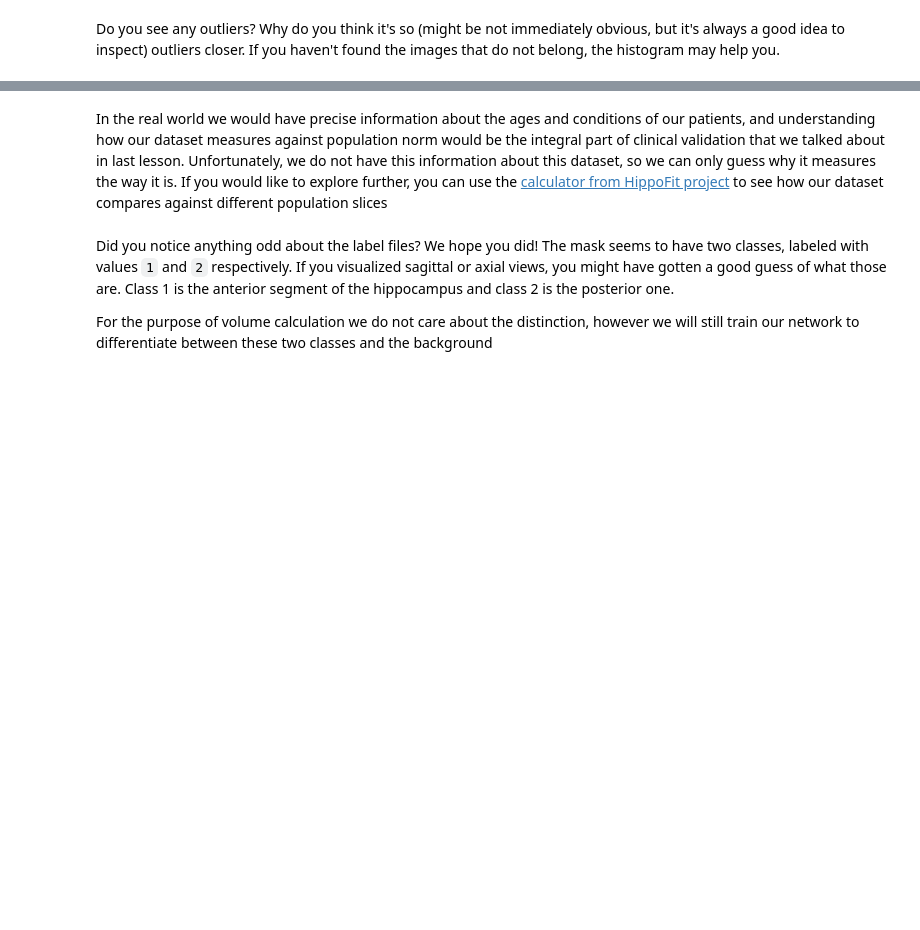
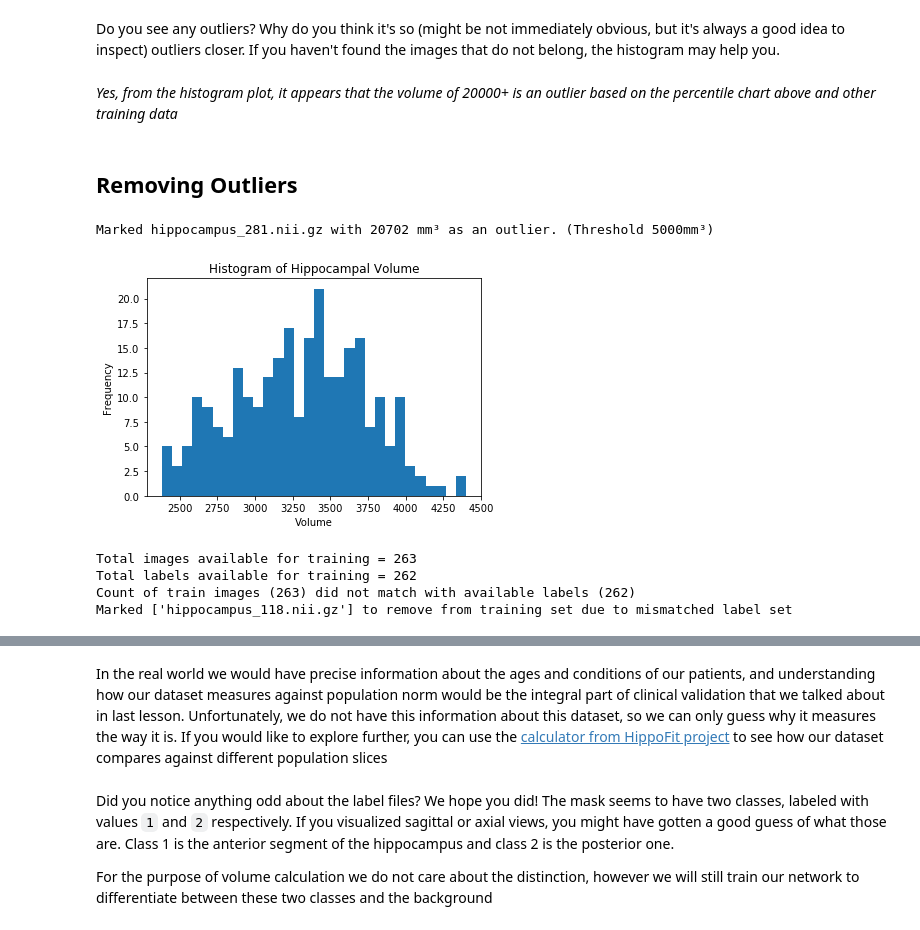
Before and after one commit to jintolonappan/udacity_hippocampal, a Jupyter notebook: section1/Final Project EDA.ipynb, the cells around one changed output, grey strips where cells are left out. Drawn from its saved outputs; the diff is of its cells as text; code cells hidden in the pictures; blank space fills up the shorter version.

```diff
--- a/section1/Final Project EDA.ipynb
+++ b/section1/Final Project EDA.ipynb
@@ -190,3 +176,52 @@ Marked hippocampus_319.nii.gz with 2422 mm³ as an outlier. (Threshold 2500-5000
 <img src="img/nomogram_fem_right.svg" width=400 align=left>
 # %% [markdown]
 Do you see any outliers? Why do you think it's so (might be not immediately obvious, but it's always a good idea to inspect) outliers closer. If you haven't found the images that do not belong, the histogram may help you.
+# %% [markdown]
+*Yes, from the histogram plot, it appears that the volume of 20000+ is an outlier based on the percentile chart above and other training data*
+# %% [markdown]
+## Removing Outliers
+# %%
+labels_vols = []
+labels_imgs = os.listdir(labels)
+outliers = []
+
+for filename in labels_imgs:
+    thislabel = nib.load(labels + filename)
+    thisvol = np.sum(thislabel.get_fdata() != 0)
+
+    # Removing outlier based on the baseline chart provided below
+    if thisvol > 5000:
+        outliers.append(filename)
+        print(f'Marked {filename} with {thisvol} mm³ as an outlier. (Threshold 5000mm³)')
+        continue
+
+    labels_vols.append(thisvol)
+
+plt.xlabel('Volume')
+plt.ylabel('Frequency')
+plt.title('Histogram of Hippocampal Volume')
+plt.hist(labels_vols, bins=30)
+plt.show()
+# %% [output]
+Marked hippocampus_281.nii.gz with 20702 mm³ as an outlier. (Threshold 5000mm³)
+[figure, added]
+# %%
+train_imgs = os.listdir(images)
+train_lbls = os.listdir(labels)
+
+tot_imgs = len(train_imgs)
+tot_lbls = len(train_lbls)
+
+print(f'Total images available for training = {tot_imgs}')
+print(f'Total labels available for training = {tot_lbls}')
+
+if tot_imgs != tot_lbls:
+    print(f'Count of train images ({tot_imgs}) did not match with available labels ({tot_lbls})')
+    mismatched = [i for i in train_imgs if i not in train_lbls]
+    print(f'Marked {mismatched} to remove from training set due to mismatched label set')
+    outliers.extend(mismatched)
+# %% [output]
+Total images available for training = 263
+Total labels available for training = 262
+Count of train images (263) did not match with available labels (262)
+Marked ['hippocampus_118.nii.gz'] to remove from training set due to mismatched label set
```
Also changed, not shown: parts of 14 cells of this notebook, 27 other files.
